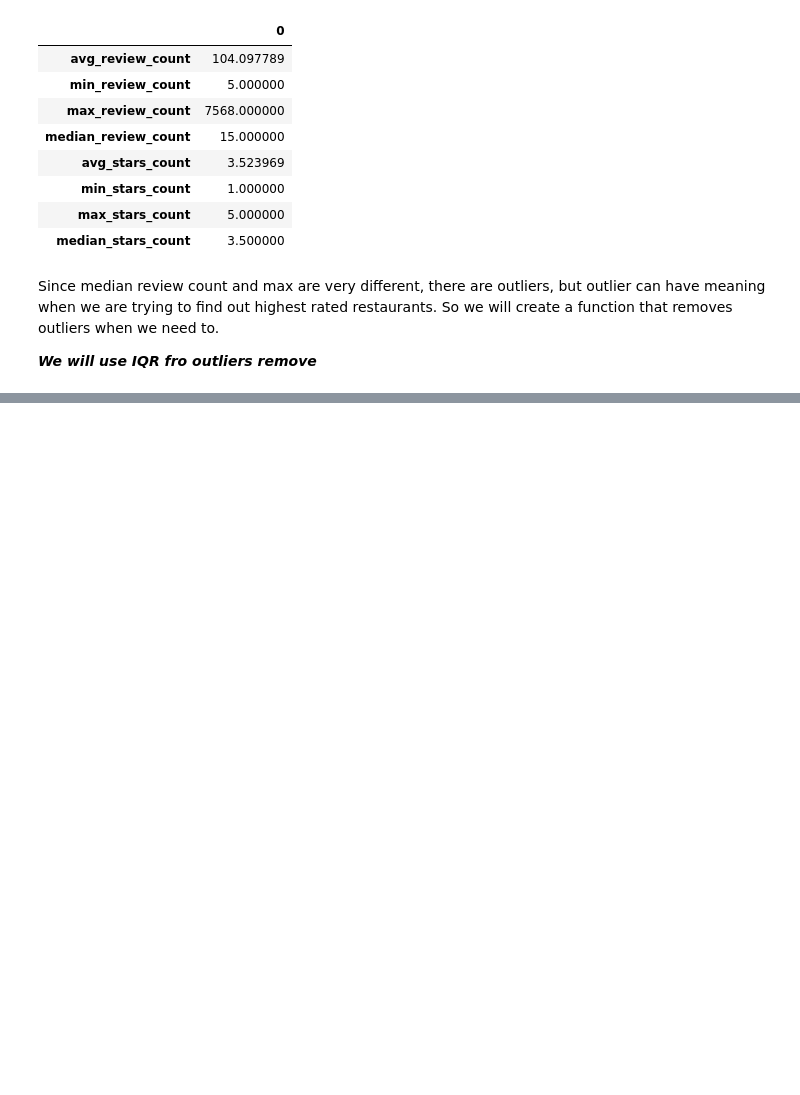
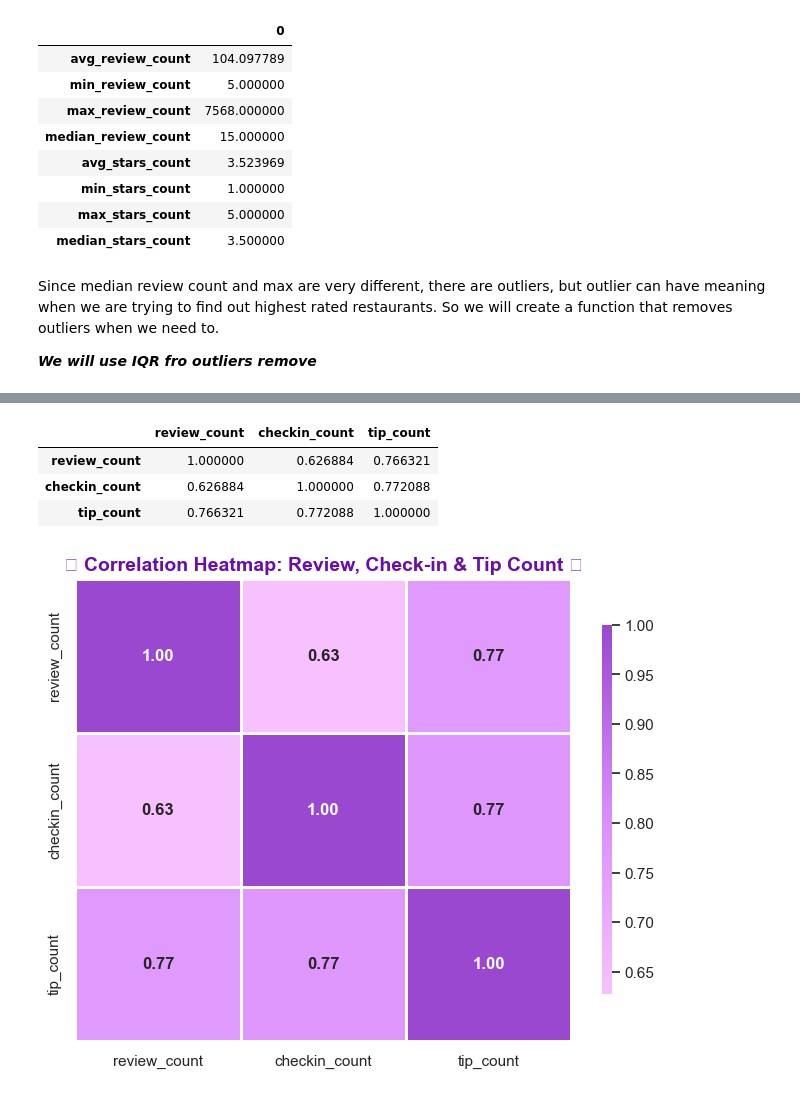
Before and after one commit to aliarafat1000/sql-restaurant-yelp, a Jupyter notebook: yelp-restaurant-analysis.ipynb, the cells around one changed output, grey strips where cells are left out. Cells and saved outputs as stored; diff of their text form; code cells hidden in the pictures; blank space fills up the shorter version.

```diff
--- a/yelp-restaurant-analysis.ipynb
+++ b/yelp-restaurant-analysis.ipynb
@@ -241,0 +423,54 @@ pd.read_sql_query(f"""
+# %%
+engagement_df = pd.read_sql_query(f"""
+    SELECT
+        b.business_id,
+        SUM(b.review_count) AS review_count,
+        AVG(b.stars) AS avg_rating,
+        SUM(LENGTH(cc.date) - LENGTH(REPLACE(cc.date, ',', '')) + 1) AS checkin_count,
+        SUM(tip.tip_count) AS tip_count,
+        CASE WHEN b.stars >= 3.5 THEN 'High-Rated' ELSE 'Low-Rated' END AS category
+     FROM
+        business b
+     LEFT JOIN
+        checkin cc ON b.business_id = cc.business_id
+     LEFT JOIN
+        (SELECT business_id, count(business_id) as tip_count
+         FROM tip
+         GROUP BY business_id
+         ORDER BY tip_count) as tip
+     ON b.business_id = tip.business_id
+     WHERE b.business_id IN {tuple(business_id['business_id'])}
+     GROUP BY b.business_id
+""", conn).dropna()
+# %%
+engagement_df[['review_count','checkin_count','tip_count']].corr()
+# %% [output]
+|  | review_count | checkin_count | tip_count |
+| review_count | 1.000000 | 0.626884 | 0.766321 |
+| checkin_count | 0.626884 | 1.000000 | 0.772088 |
+| tip_count | 0.766321 | 0.772088 | 1.000000 |
+# %%
+from matplotlib.colors import LinearSegmentedColormap
+
+colors = ['#F7C1FF', '#D88BFC', '#9A48D0']  # L
+custom_cmap = LinearSegmentedColormap.from_list("mycmap", colors)
+
+plt.figure(figsize=(8, 6))
+
+sns.heatmap(
+    engagement_df[['review_count', 'checkin_count', 'tip_count']].corr(),
+    cmap=custom_cmap,
+    annot=True,
+    fmt=".2f",  # Format decimals for readability
+    annot_kws={"size": 12, "weight": "bold"},  # Bold numbers
+    linewidths=1,
+    linecolor='white',  # White grid lines for a clean separation
+    cbar_kws={'shrink': 0.8, 'aspect': 40}  # Adjust color bar proportions
+)
+
+plt.title("✨ Correlation Heatmap: Review, Check-in & Tip Count ✨",
+          fontsize=14, fontweight="bold", color='#6A0DAD')  # Stylish title
+
+plt.show()
+# %% [output]
+[figure, added]
```
Also changed, not shown: parts of 40 cells of this notebook, 2 other files.
